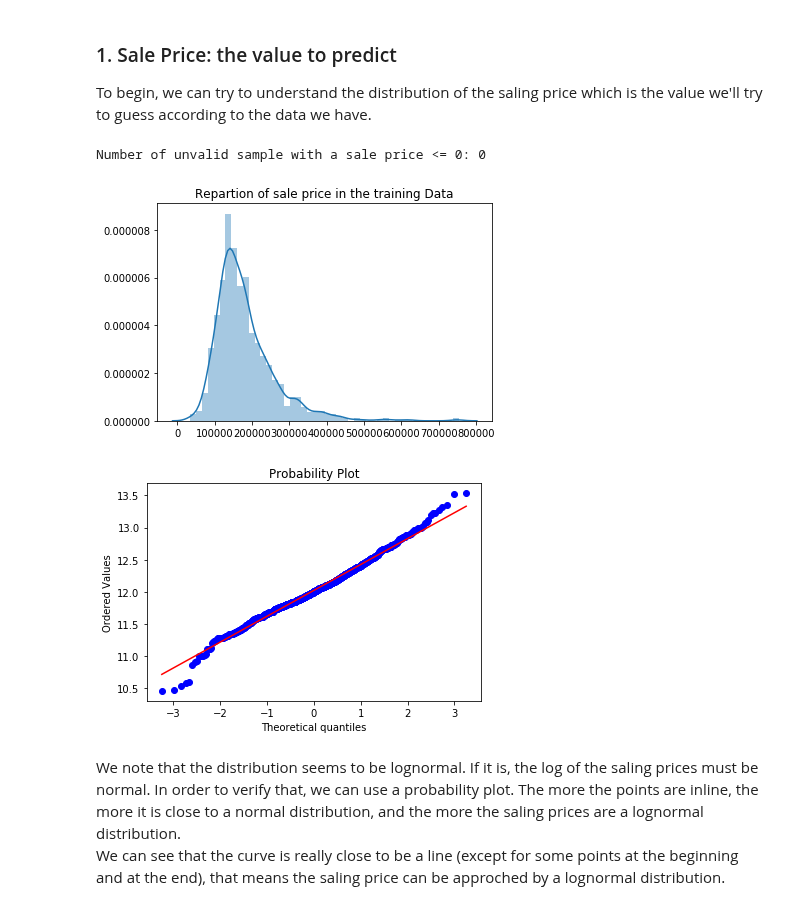
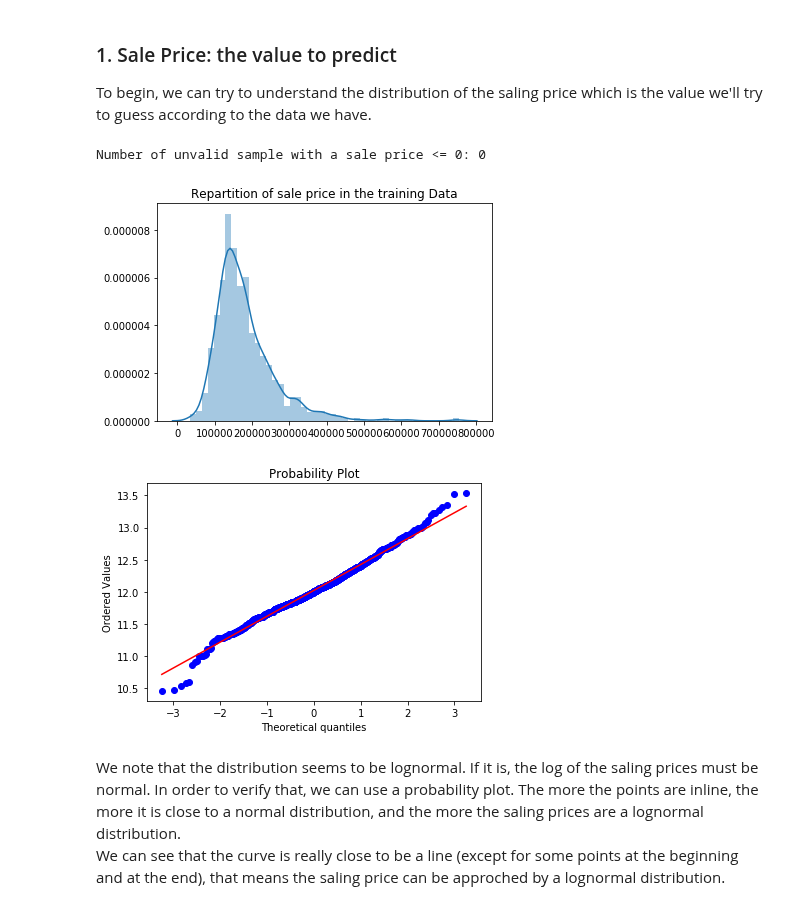
Before and after one commit to Gadiben/AML2018, a Jupyter notebook: Notebooks/challenges/Propre-DataStats.ipynb, the cells around one changed output. Cells and saved outputs as stored; diff of their text form; code cells hidden in the pictures.

```diff
--- a/Notebooks/challenges/Propre-DataStats.ipynb
+++ b/Notebooks/challenges/Propre-DataStats.ipynb
@@ -237,18 +238,18 @@ To begin, we can try to understand the distribution of the saling price which is
 # %%
 salePrices = pdAllData_Categ.SalePrice.tolist()
 
 print("Number of unvalid sample with a sale price <= 0:",pdAllData_Categ.SalePrice[pdAllData_Categ.SalePrice<=0].count())
 
 #plt.boxplot(salePrices, vert=False)
 sns.distplot(salePrices)
-plt.title("Repartion of sale price in the training Data")
+plt.title("Repartition of sale price in the training Data")
 
 plt.show()
 
 probabilityPlot = scipy.stats.probplot(np.log(salePrices), plot=plt)
 # %% [output]
 Number of unvalid sample with a sale price <= 0: 0
-[figure, old version]
+[figure, new version]
 [figure]
 # %% [markdown]
 We note that the distribution seems to be lognormal. If it is, the log of the saling prices must be normal. In order to verify that, we can use a probability plot. The more the points are inline, the more it is close to a normal distribution, and the more the saling prices are a lognormal distribution.
```
Also changed, not shown: parts of 23 cells of this notebook, 1 other file.
